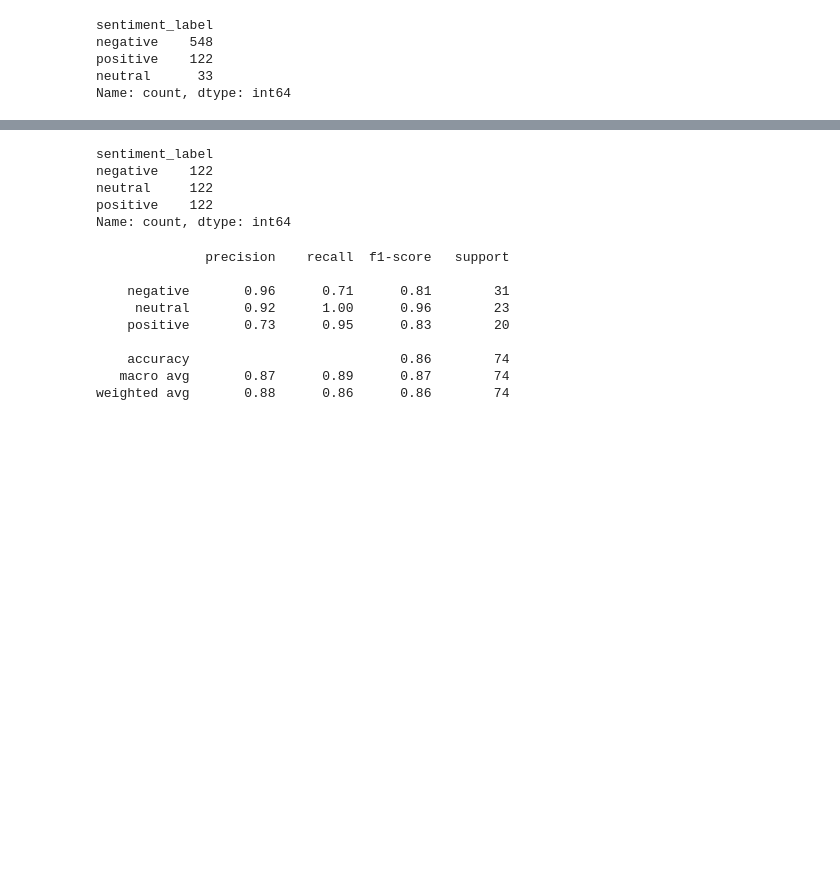
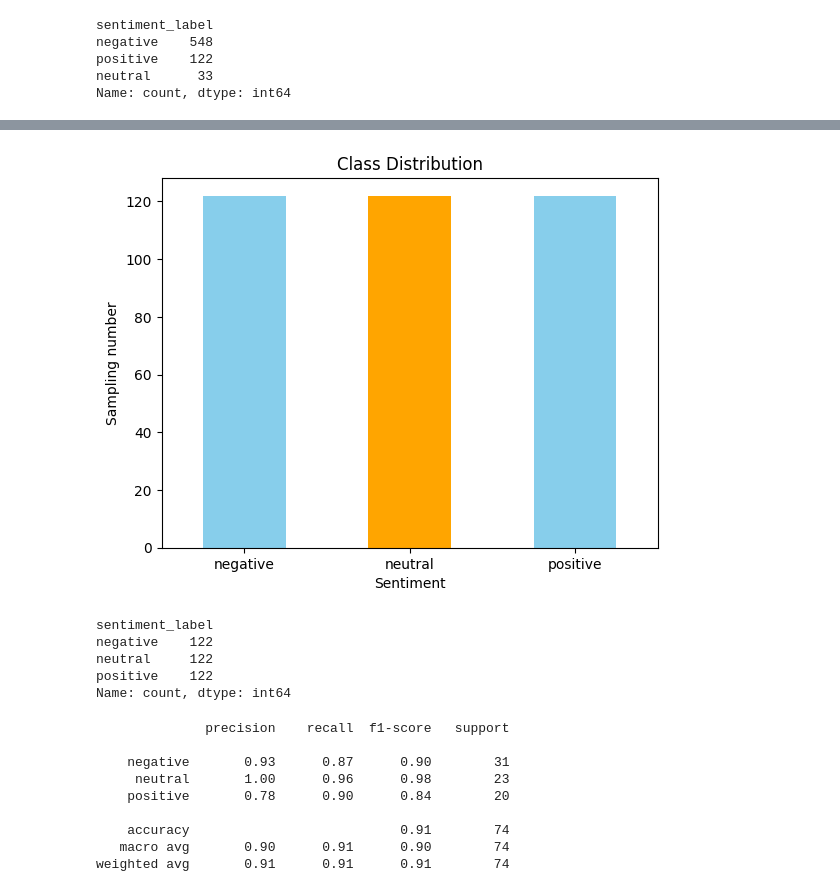
Before and after one commit to dv-tiagosilva/starbucks-reviews-analysis, a Jupyter notebook: supervised-learning.ipynb, the cells around one changed output, grey strips where cells are left out. Cells and saved outputs as stored; diff of their text form; code cells hidden in the pictures; blank space fills up the shorter version.

```diff
--- a/supervised-learning.ipynb
+++ b/supervised-learning.ipynb
@@ -273,5 +278,17 @@ X_rus, y_rus = rus.fit_resample(X, y)
 smote = SMOTE(sampling_strategy={'neutral': 122})
 X_final, y_final = smote.fit_resample(X_rus, y_rus)
+# %%
+# Counting classes in the origial dataset
+class_counts = y_final.value_counts()
+
+# Plotting
+class_counts.plot(kind='bar', title='Class Distribution', color=['skyblue', 'orange'])
+plt.xlabel('Sentiment')
+plt.ylabel('Sampling number')
+plt.xticks(rotation=0)
+plt.show()
+# %% [output]
+[figure, added]
 # %%
 pd.Series(y_final).value_counts()
 # %% [output]
@@ -285,7 +302,8 @@ Name: count, dtype: int64
 # %%
 # Now let's apply Logistic Regression model
+data_collection = np.random.permutation(len(y_final))
+
 X_train, X_test, y_train, y_test = train_test_split(X_final, y_final, test_size=0.2, random_state=42)
-
 
 model = LogisticRegression(max_iter=1000)
 model.fit(X_train, y_train)
@@ -295,11 +313,11 @@ print(classification_report(y_test, y_pred))
 # %% [output]
               precision    recall  f1-score   support
 
-    negative       0.96      0.71      0.81        31
-     neutral       0.92      1.00      0.96        23
-    positive       0.73      0.95      0.83        20
+    negative       0.93      0.87      0.90        31
+     neutral       1.00      0.96      0.98        23
+    positive       0.78      0.90      0.84        20
 
-    accuracy                           0.86        74
-   macro avg       0.87      0.89      0.87        74
-weighted avg       0.88      0.86      0.86        74
+    accuracy                           0.91        74
+   macro avg       0.90      0.91      0.90        74
+weighted avg       0.91      0.91      0.91        74
 # %%
```
Also changed, not shown: parts of 10 cells of this notebook.
